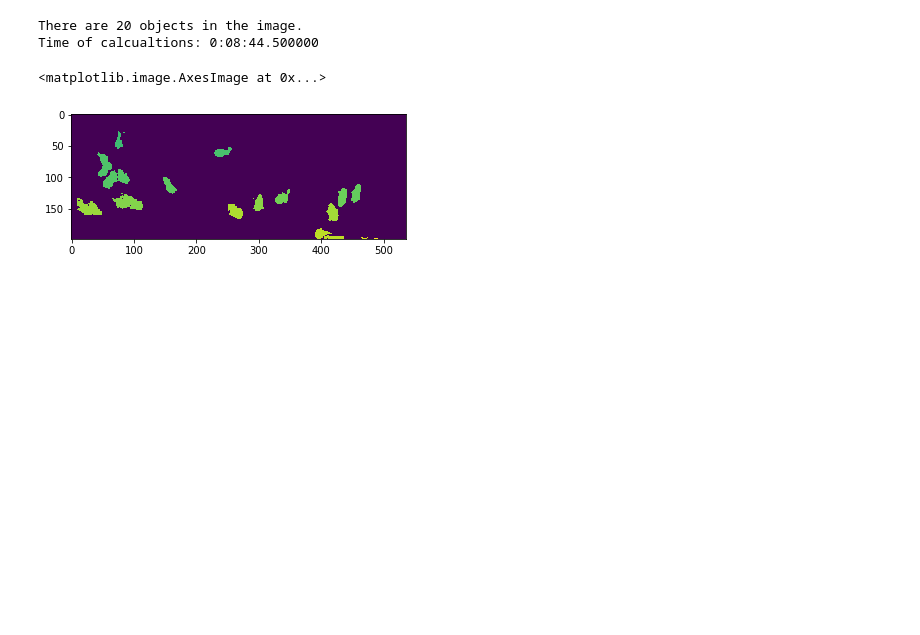
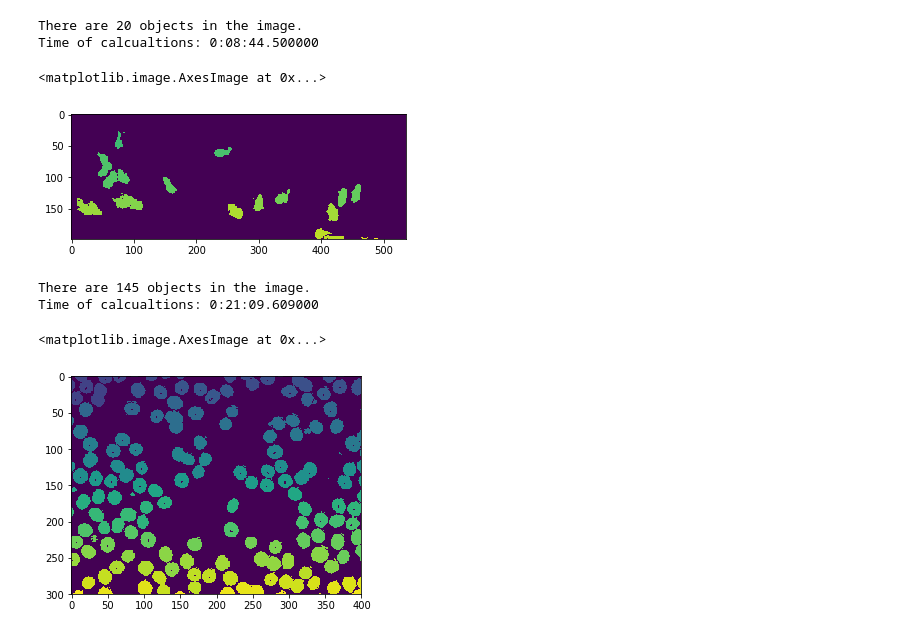
Before and after one commit to kolo-abb/Random-Scripts-And-Notes, a Jupyter notebook: Graph-Segmentation/bees/NGC within a ball.ipynb, the cells around one changed output. Cells and saved outputs as stored; diff of their text form; code cells hidden in the pictures; blank space fills up the shorter version.

```diff
--- a/Graph-Segmentation/bees/NGC within a ball.ipynb
+++ b/Graph-Segmentation/bees/NGC within a ball.ipynb
@@ -68,7 +68,7 @@ def create_cut_matrix(arr, I, X, radius):
 
     for x in points:
 
-        idx = T.query_ball_point(x, radius)
+        idx = Tree.query_ball_point(x, radius)
         for y in points[idx]:
 
             capacity = set_capacity(x[0], x[1], y[0], y[1], I, X)
@@ -315,3 +318,14 @@ There are 20 objects in the image.
 Time of calcualtions: 0:08:44.500000
 <matplotlib.image.AxesImage at 0x...>
 [figure]
+# %%
+start_time = time.monotonic()
+result = pipeline('red_blood_cells.png', 625, 4, 4)
+end_time = time.monotonic()
+print('Time of calcualtions: {}'.format(timedelta(seconds = end_time - start_time)))
+plt.imshow(result)
+# %% [output]
+There are 145 objects in the image.
+Time of calcualtions: 0:21:09.609000
+<matplotlib.image.AxesImage at 0x...>
+[figure, added]
```
Also changed, not shown: parts of 4 cells of this notebook.
